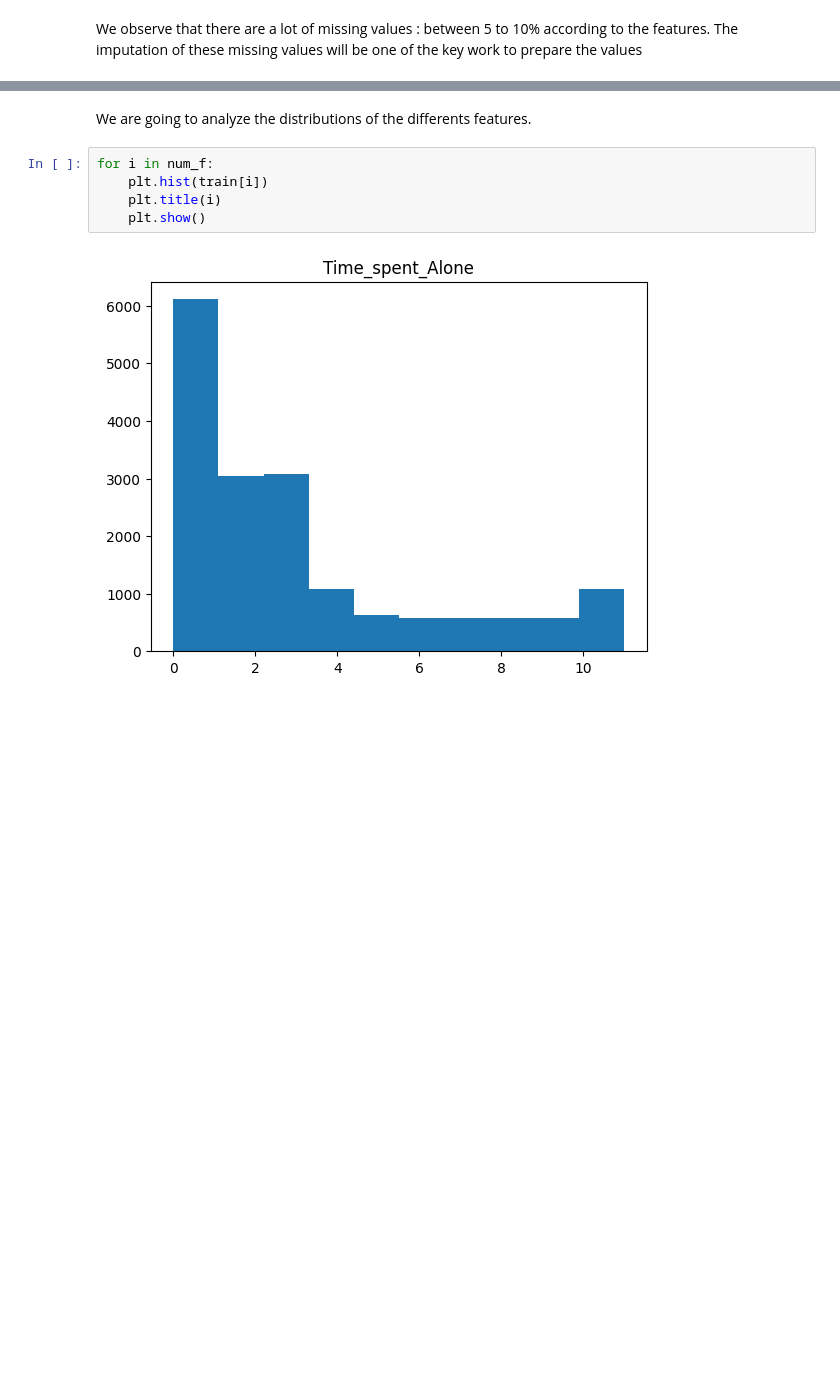
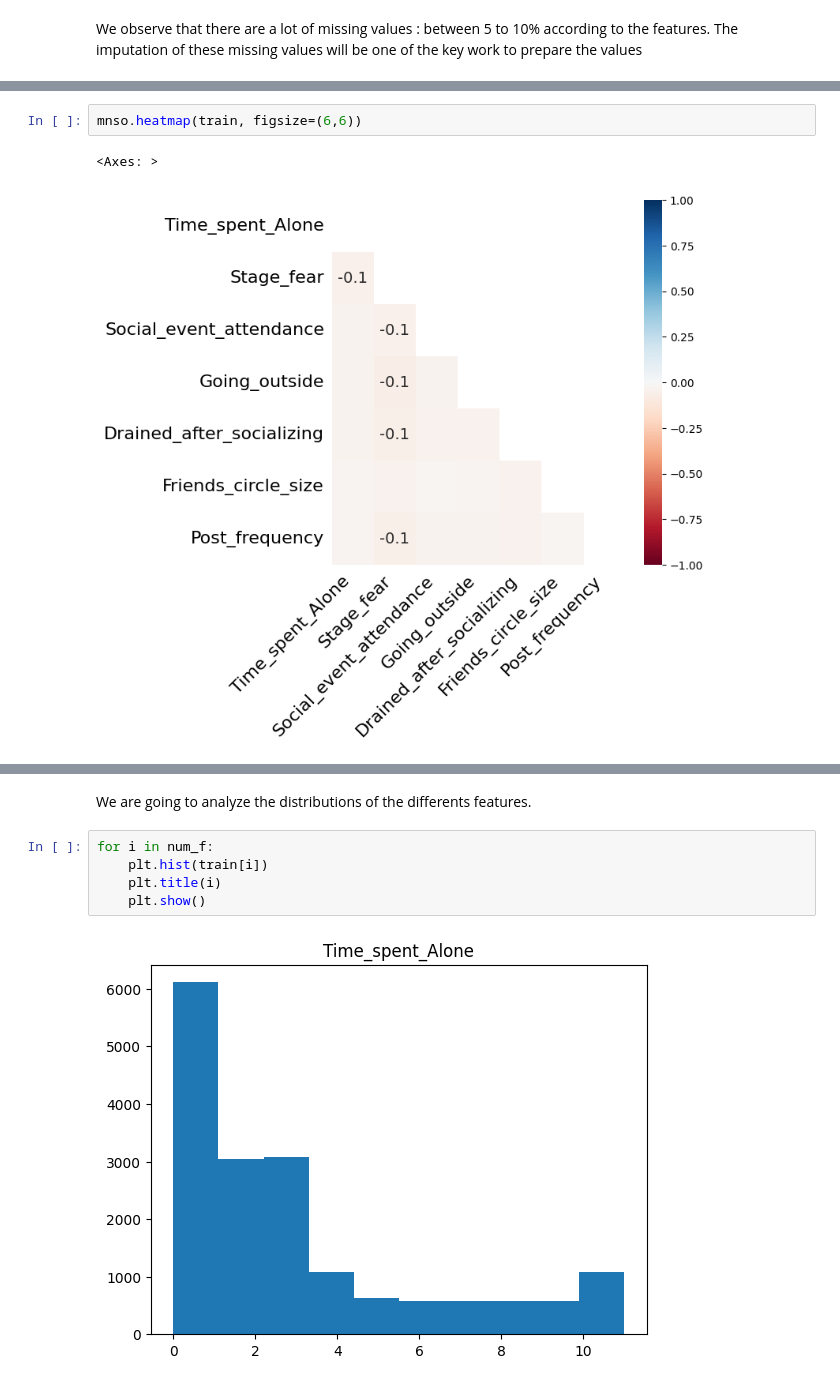
Before and after one commit to leclercrafael/kaggle_introverts, a Jupyter notebook: main.ipynb, the cells around one changed output, grey strips where cells are left out. Cells and saved outputs as stored; diff of their text form; blank space fills up the shorter version.

```diff
--- a/main.ipynb
+++ b/main.ipynb
@@ -115,0 +141,5 @@ We observe that there are a lot of missing values : between 5 to 10% according t
+# %%
+mnso.heatmap(train, figsize=(6,6))
+# %% [output]
+<Axes: >
+[figure, added]
```
Also changed, not shown: parts of 12 cells of this notebook.
